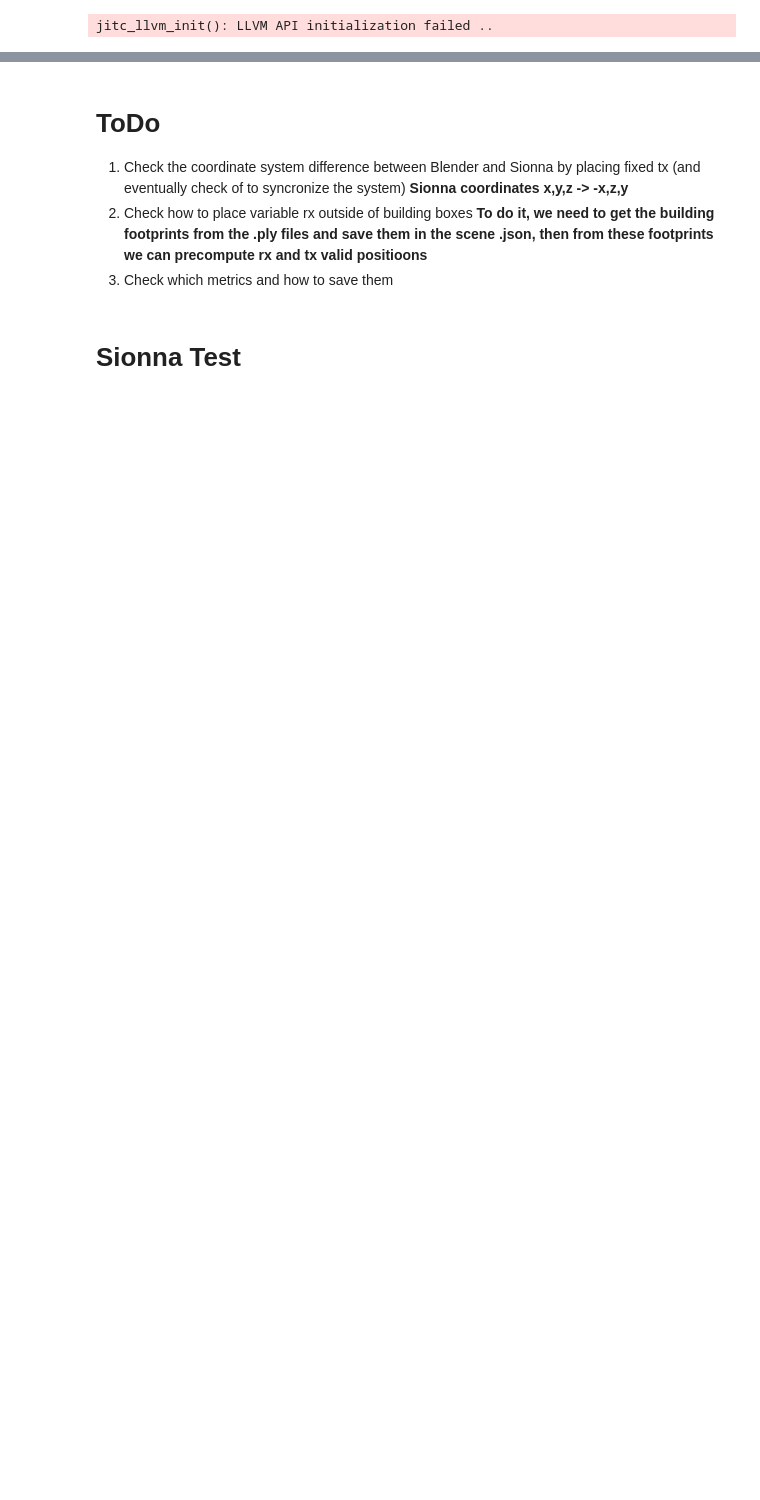
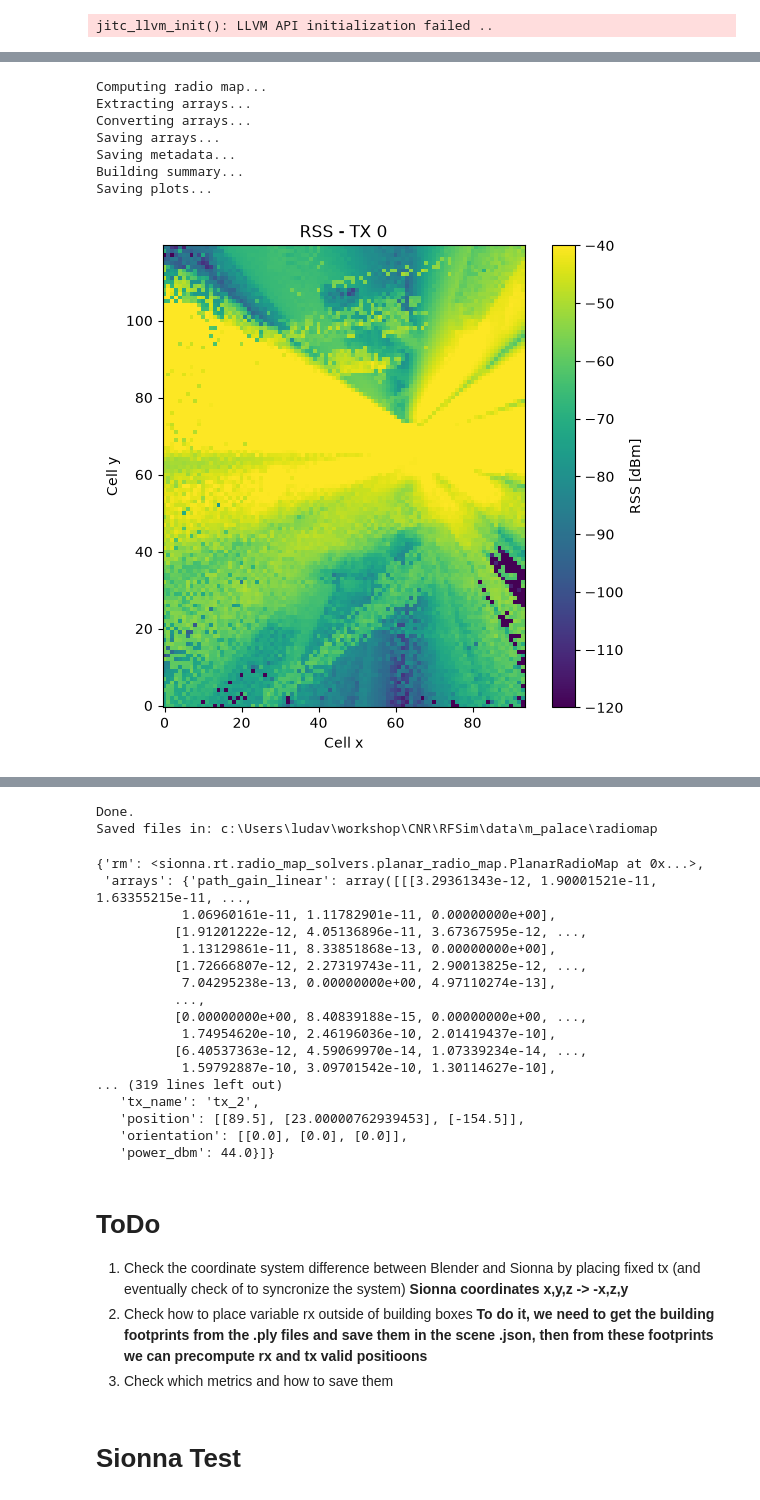
Before and after one commit to lcaprioli96/RFSim, a Jupyter notebook: src/sionna_test.ipynb, the cells around one changed output, grey strips where cells are left out. Cells and saved outputs as stored; diff of their text form; code cells hidden in the pictures; blank space fills up the shorter version.

```diff
--- a/src/sionna_test.ipynb
+++ b/src/sionna_test.ipynb
@@ -92,2 +91,17 @@ sionna_tx_rx_pathsolver_generator.compute_scene_pathsolver_dataset(scene_id, sce
 # %%
-sionna_tx_radiomap_generator.compute_scene_radiomap_dataset(scene_id, scene, SCENE_DIR / "m_palace", radiomap_config, True)
+tx_radiomap.compute_scene_radiomap_dataset(
+    scene_id=scene_id,
+    scene=scene,
+    root_dir=output_path,
+    radiomap_config=radiomap_config,
+    save_plots=True
+)
+# %% [output]
+Computing radio map...
+Extracting arrays...
+Converting arrays...
+Saving arrays...
+Saving metadata...
+Building summary...
+Saving plots...
+[figure, added]
@@ -93,0 +115,19 @@ sionna_tx_radiomap_generator.compute_scene_radiomap_dataset(scene_id, scene, SCE
+Done.
+Saved files in: c:\Users\ludav\workshop\CNR\RFSim\data\m_palace\radiomap
+{'rm': <sionna.rt.radio_map_solvers.planar_radio_map.PlanarRadioMap at 0x...>,
+ 'arrays': {'path_gain_linear': array([[[3.29361343e-12, 1.90001521e-11, 1.63355215e-11, ...,
+           1.06960161e-11, 1.11782901e-11, 0.00000000e+00],
+          [1.91201222e-12, 4.05136896e-11, 3.67367595e-12, ...,
+           1.13129861e-11, 8.33851868e-13, 0.00000000e+00],
+          [1.72666807e-12, 2.27319743e-11, 2.90013825e-12, ...,
+           7.04295238e-13, 0.00000000e+00, 4.97110274e-13],
+          ...,
+          [0.00000000e+00, 8.40839188e-15, 0.00000000e+00, ...,
+           1.74954620e-10, 2.46196036e-10, 2.01419437e-10],
+          [6.40537363e-12, 4.59069970e-14, 1.07339234e-14, ...,
+           1.59792887e-10, 3.09701542e-10, 1.30114627e-10],
+... (319 lines left out)
+   'tx_name': 'tx_2',
+   'position': [[89.5], [23.00000762939453], [-154.5]],
+   'orientation': [[0.0], [0.0], [0.0]],
+   'power_dbm': 44.0}]}
```
Also changed, not shown: parts of 14 cells of this notebook, 6 other files.
